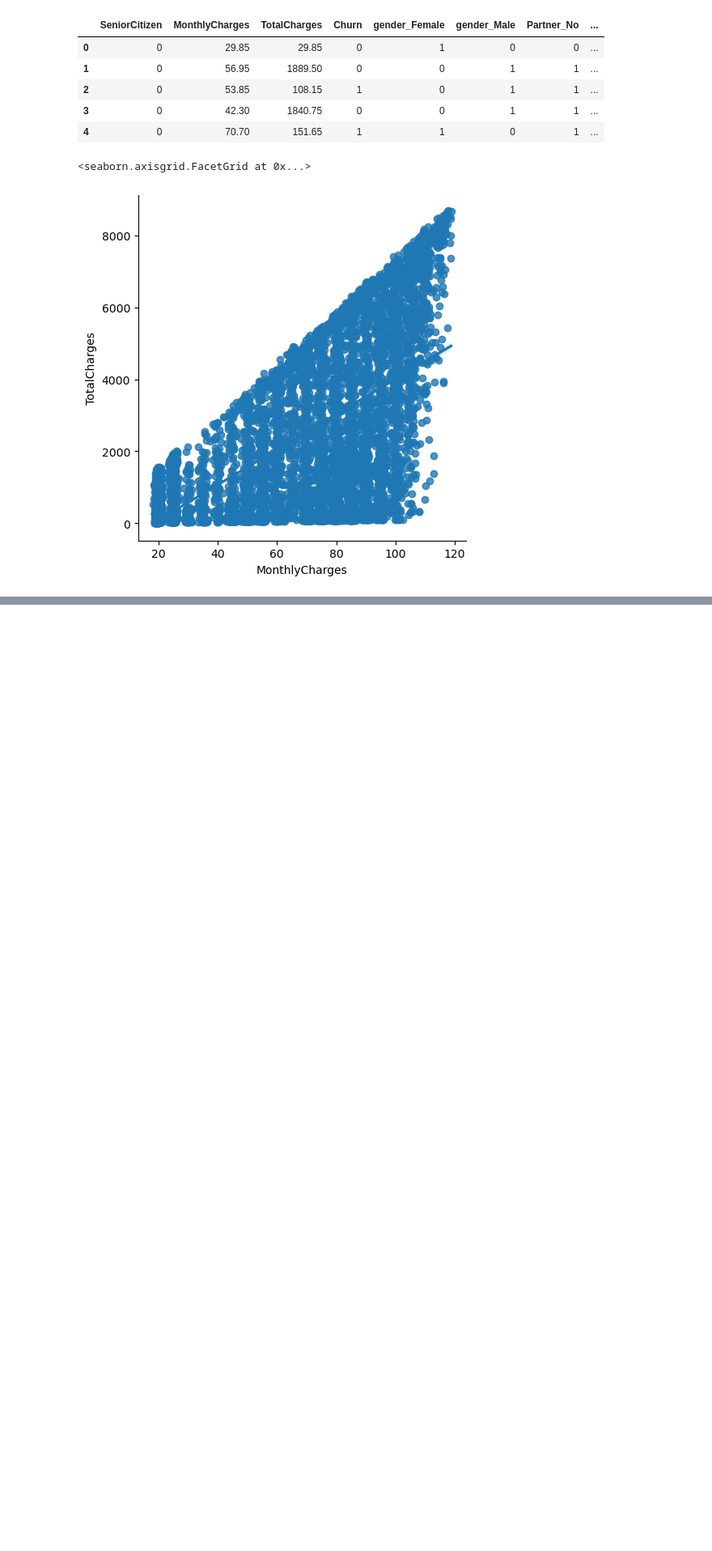
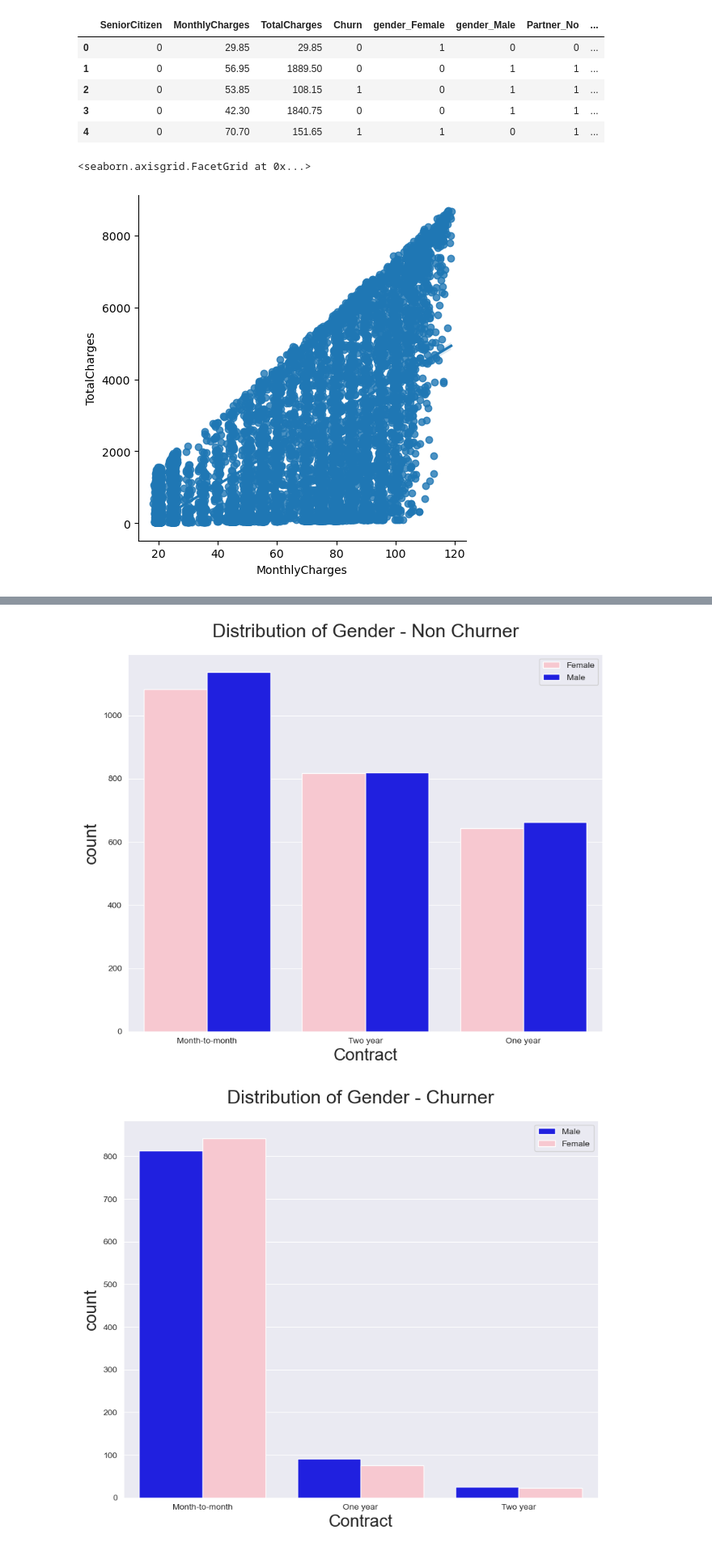
Before and after one commit to DaneFanalyst/telco_churn, a Jupyter notebook: churn.ipynb, the cells around one changed output, grey strips where cells are left out. Shown at 81% size. Cells and saved outputs as stored; diff of their text form; code cells hidden in the pictures; blank space fills up the shorter version.

```diff
--- a/churn.ipynb
+++ b/churn.ipynb
@@ -253,0 +255,36 @@ Telco_dummies.corr()['Churn'].drop('Churn').sort_values(ascending=False).plot(ki
+# %%
+def myplot(df,col,title,hue=None):
+
+    plt.rcParams["axes.labelsize"] = 20
+    plt.rcParams['axes.titlesize'] = 22
+    plt.rcParams['axes.titlepad'] = 20
+
+    sns.set_style('darkgrid')
+    temp = pd.Series(data = hue)
+    fig, ax = plt.subplots()
+    width = len(df[col].unique()) + 3 + 4*len(temp.unique())
+    fig.set_size_inches(width, 8)
+    palette = {'Male': 'blue', 'Female': 'pink'}
+    plt.title(title)
+    ax = sns.countplot(data = df, x = col, order=df[col].value_counts().index, hue = hue, palette= palette)
+    ax.legend(loc='upper right')
+
+    plt.show()
+
+
+df1 = Telco.loc[Telco['Churn']== 0]
+df2 = Telco.loc[Telco['Churn'] == 1]
+dfs = [df1, df2]
+
+def looper(col, title, hue=None):
+    titles = ['Non Churner', "Churner"]
+
+    for i, df in enumerate(dfs):
+        modified_title = title + " - " + titles[i]
+
+        myplot(df, col, modified_title , hue = hue)
+# %%
+looper(col='Contract', title="Distribution of Gender", hue='gender')
+# %% [output]
+[figure, added]
+[figure, added]
```
Also changed, not shown: parts of 4 cells of this notebook.
